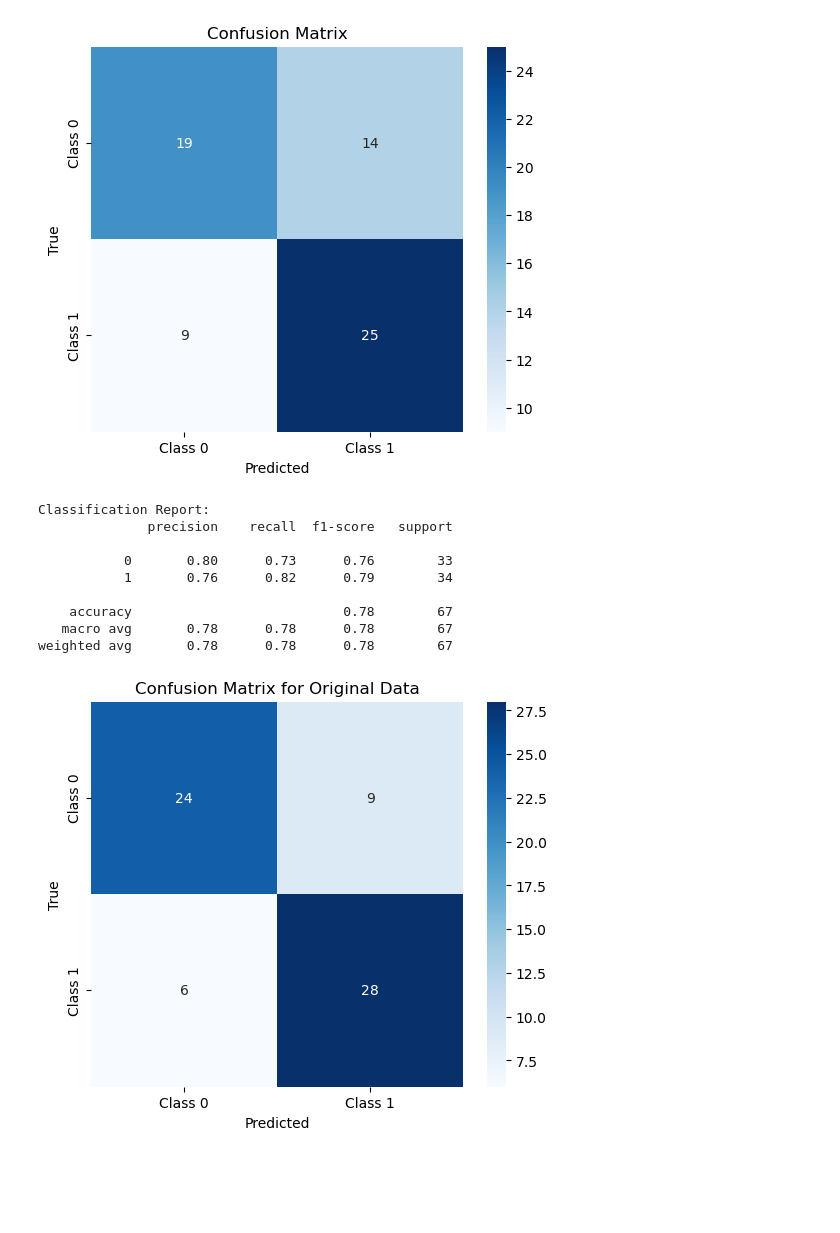
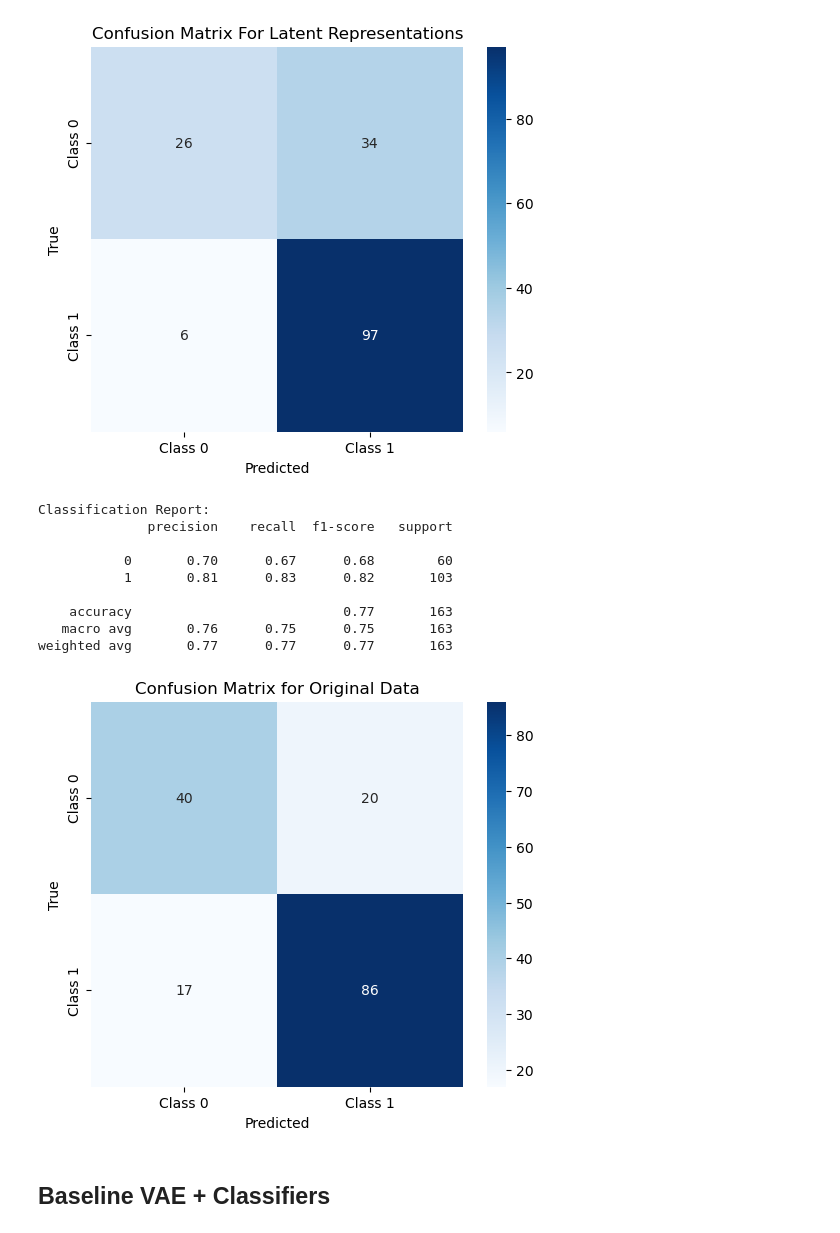
Before and after one commit to nzhang20/Causal-Discovery-on-Gut-Microbial-Data-for-Disease-Risk-Prediction, a Jupyter notebook: notebooks/baseline_VAE.ipynb, the cells around one changed output. Cells and saved outputs as stored; diff of their text form; code cells hidden in the pictures; blank space fills up the shorter version.

```diff
--- a/notebooks/baseline_VAE.ipynb
+++ b/notebooks/baseline_VAE.ipynb
@@ -26,2 +15,19 @@ labels = pcos.iloc[:, 1].values
+# %%
+def ilr_transform(X):
+    epsilon = 1e-10
+    X = X + epsilon
+    return np.log(X / np.mean(X, axis=1, keepdims=True))
+
+t2d = pd.read_csv("../qiime2/relative-frequency/genus_transposed.tsv", sep="\t")
+t2d = t2d.rename(columns={"Unnamed: 0":"sample-id"})
+
+sample_ids = t2d.iloc[:, 0]
+otu_values = t2d.iloc[:, 1:].values
+
+X_data = ilr_transform(otu_values)
+
+metadata = pd.read_csv("../qiime2/our-metadata.tsv", sep="\t")
+Y_labels = t2d.merge(metadata, on="sample-id")['t2d'].apply(lambda x: 1 if x=='Yes' else 0).values
 # %%
-X_tensor = torch.tensor(X_ilr, dtype=torch.float32)
+X_tensor = torch.tensor(X_data, dtype=torch.float32)
+y_tensor = torch.tensor(Y_labels, dtype=torch.long)
@@ -246,37 +283,39 @@ plt.figure(figsize=(6, 5))
 sns.heatmap(cm, annot=True, fmt='d', cmap='Blues', xticklabels=['Class 0', 'Class 1'], yticklabels=['Class 0', 'Class 1'])
 plt.xlabel('Predicted')
 plt.ylabel('True')
-plt.title('Confusion Matrix')
+plt.title('Confusion Matrix For Latent Representations')
 plt.show()
 # %% [output]
-[figure, old version]
+[figure, new version]
 # %%
-X_train, X_test, y_train, y_test = train_test_split(X_tensor.numpy(), labels, test_size=0.2, random_state=42)
+X_train, X_test, y_train, y_test = train_test_split(X_tensor.numpy(), Y_labels, test_size=0.2, random_state=42)
 
 clf = LogisticRegression(max_iter=10000)
 clf.fit(X_train, y_train)
 
 y_pred = clf.predict(X_test)
 
 print("Classification Report:")
 print(classification_report(y_test, y_pred))
 
 cm = confusion_matrix(y_test, y_pred)
 plt.figure(figsize=(6, 5))
 sns.heatmap(cm, annot=True, fmt='d', cmap='Blues', xticklabels=['Class 0', 'Class 1'], yticklabels=['Class 0', 'Class 1'])
 plt.xlabel('Predicted')
 plt.ylabel('True')
 plt.title('Confusion Matrix for Original Data')
 plt.show()
 # %% [output]
 Classification Report:
               precision    recall  f1-score   support
 
-           0       0.80      0.73      0.76        33
-           1       0.76      0.82      0.79        34
+           0       0.70      0.67      0.68        60
+           1       0.81      0.83      0.82       103
 
-    accuracy                           0.78        67
-   macro avg       0.78      0.78      0.78        67
-weighted avg       0.78      0.78      0.78        67
+    accuracy                           0.77       163
+   macro avg       0.76      0.75      0.75       163
+weighted avg       0.77      0.77      0.77       163
-[figure, old version]
+[figure, new version]
+# %% [markdown]
+## Baseline VAE + Classifiers
 # %%
```
Also changed, not shown: parts of 15 cells of this notebook.
